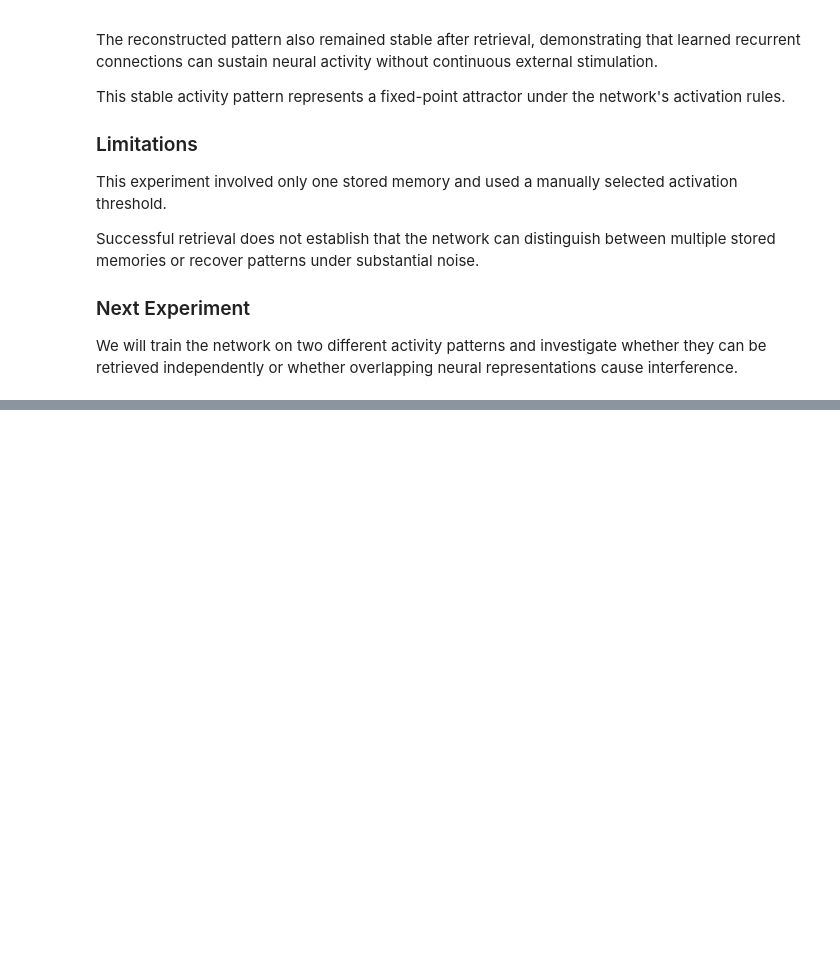
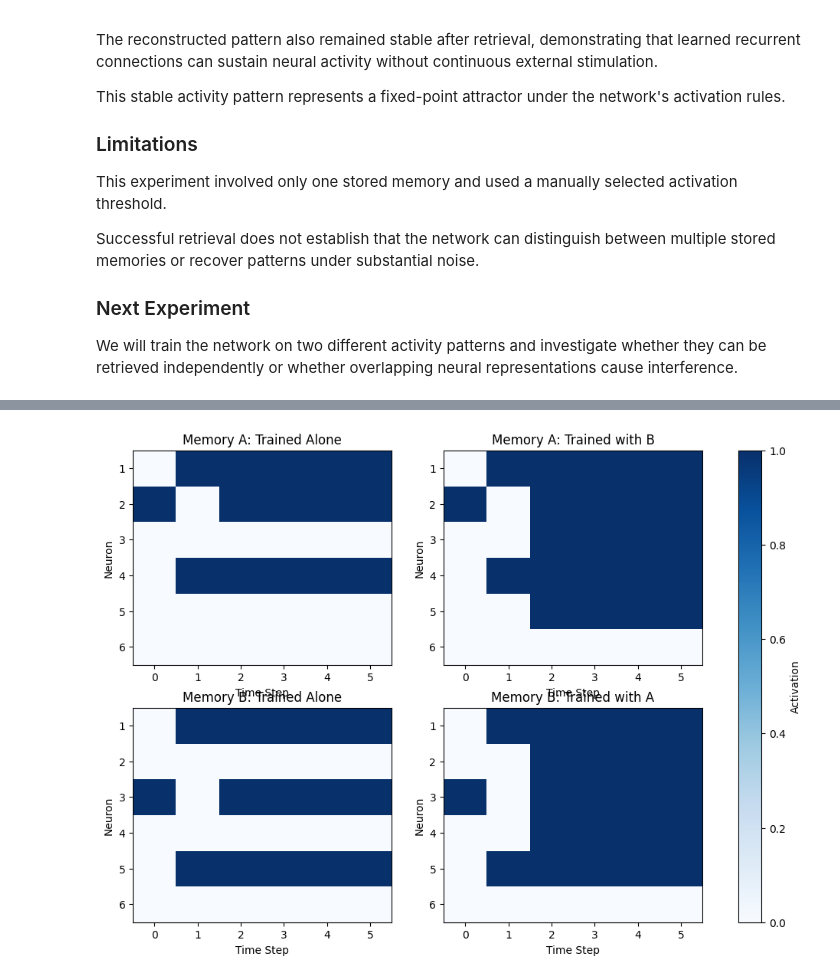
Before and after one commit to arjundutia/neural-forgetting, a Jupyter notebook: 12_hebbian_network_learning.ipynb, the cells around one changed output, grey strips where cells are left out. Saved outputs shown, nothing was run; the diff lists cells and outputs as text; code cells hidden in the pictures; blank space fills up the shorter version.

```diff
--- a/12_hebbian_network_learning.ipynb
+++ b/12_hebbian_network_learning.ipynb
@@ -431,0 +549,39 @@ We will train the network on two different activity patterns and investigate whe
+# %%
+
+fig, axes = plt.subplots(2, 2, figsize=(12, 8))
+
+histories = [
+    [A_alone, A_shared],
+    [B_alone, B_shared]
+]
+
+titles = [
+    ["Memory A: Trained Alone", "Memory A: Trained with B"],
+    ["Memory B: Trained Alone", "Memory B: Trained with A"]
+]
+
+for row in range(2):
+    for col in range(2):
+        ax = axes[row, col]
+        history = histories[row][col]
+
+        im = ax.imshow(
+            history.T,
+            cmap="Blues",
+            aspect="auto",
+            vmin=0,
+            vmax=1
+        )
+
+        ax.set_title(titles[row][col])
+        ax.set_xlabel("Time Step")
+        ax.set_ylabel("Neuron")
+
+        ax.set_xticks(range(history.shape[0]))
+        ax.set_yticks(range(num_neurons))
+        ax.set_yticklabels(range(1, num_neurons + 1))
+
+fig.colorbar(im, ax=axes.ravel().tolist(), label="Activation")
+plt.show()
+# %% [output]
+[figure, added]
```
Also changed, not shown: parts of 4 cells of this notebook.
